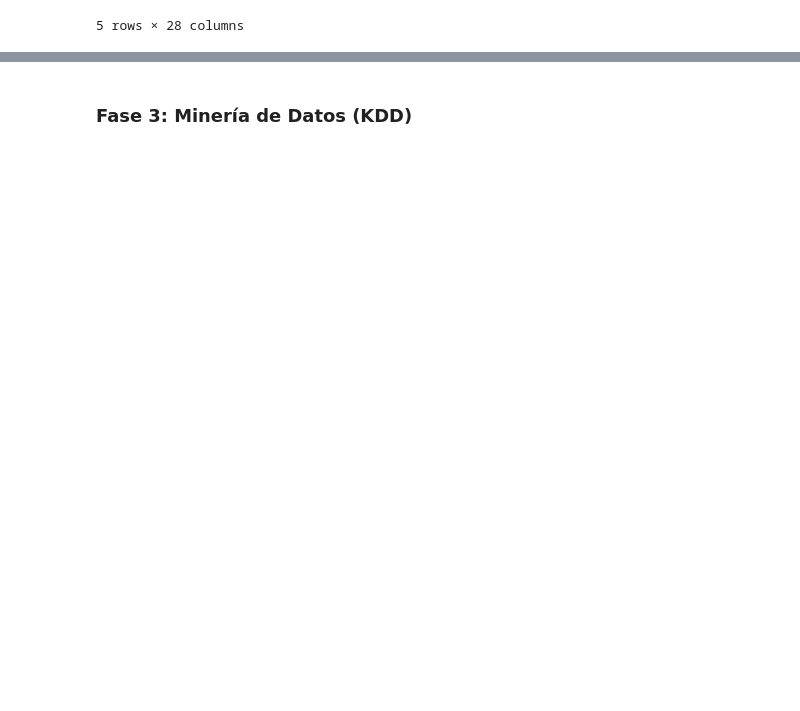
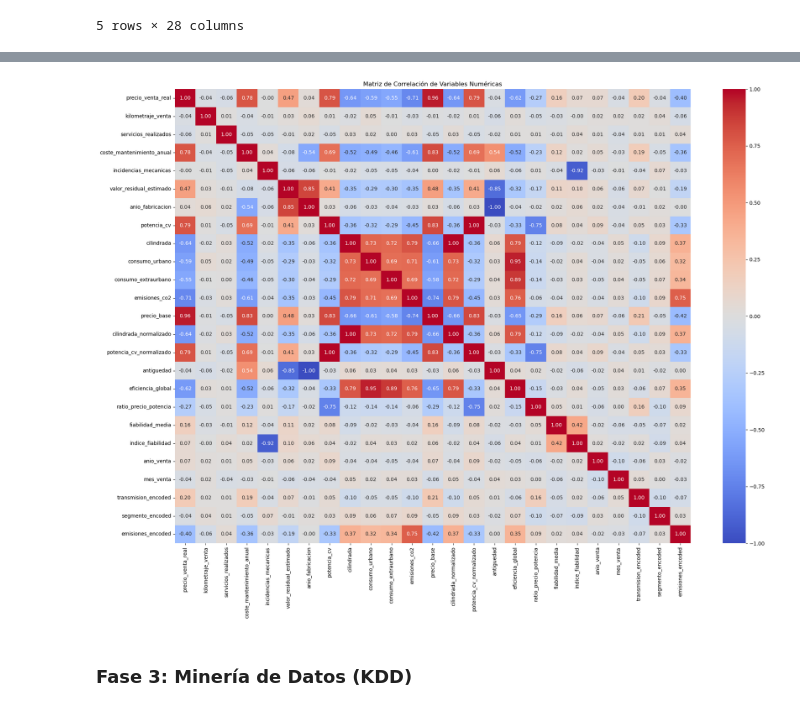
Before and after one commit to ccp0897/Sistema_Analisis_Mercado_Automocion, a Jupyter notebook: sistemaAnalisisAutomocion.ipynb, the cells around one changed output, grey strips where cells are left out. Cells and saved outputs as stored; diff of their text form; code cells hidden in the pictures; blank space fills up the shorter version.

```diff
--- a/sistemaAnalisisAutomocion.ipynb
+++ b/sistemaAnalisisAutomocion.ipynb
@@ -435,0 +479,27 @@ df_ventas_vehiculo.head()
+# %%
+#Tratamiento de variables no numéricas
+
+#Descomposicion temporal
+
+df['fecha_venta'] = pd.to_datetime(df['fecha_venta'])
+df['anio_venta'] = df['fecha_venta'].dt.year
+df['mes_venta'] = df['fecha_venta'].dt.month
+
+df_corr = df.copy()
+
+#Tratamiento geográfico y combustible
+cols_dummies = ['region_vendedor', 'combustible']
+df_corr = pd.get_dummies(df_corr, columns=cols_dummies, prefix=['region', 'fuel'], dtype=int)
+
+#Codificacion binaria para la transmision
+df_corr['transmision_encoded'] = df_corr['transmision'].map({'Manual': 0, 'Automática': 1})
+
+#Codificación del segmento
+mapa_segmento = {'Compacto': 1, 'Sedán': 2, 'SUV': 3, 'Executive': 4, 'Deportivo': 5}
+df_corr['segmento_encoded'] = df_corr['segmento'].map(mapa_segmento)
+
+#Codificación del emisiones
+df_corr['emisiones_encoded'] = df_corr['categoria_emisiones'].map({'Eco':0, 'Media':1, 'Contaminante':2})
+
+
+df_corr.head()
@@ -435,0 +516,14 @@ df_ventas_vehiculo.head()
+# %%
+#Matriz de correlación del dataframe de ventas y vehiculos
+cols_ignore = ['venta_id', 'vehiculo_id', 'fecha_venta', 'marca', 'modelo', 'transmision', 'categoria_emisiones', 'segmento', 'recomendacion']
+
+#Eliminamos las columnas no numéricas o irrelevantes
+df_matrix = df_corr.drop(columns=cols_ignore, errors='ignore').select_dtypes(include=[np.number])
+
+plt.figure(figsize=(20,15))
+sns.heatmap(df_matrix.corr(), annot=True, fmt=".2f", cmap='coolwarm', vmax=1, vmin=-1)
+plt.title('Matriz de Correlación de Variables Numéricas')
+plt.tight_layout()
+plt.show()
+# %% [output]
+[figure, added]
```
Also changed, not shown: parts of 6 cells of this notebook, 1 other file.
